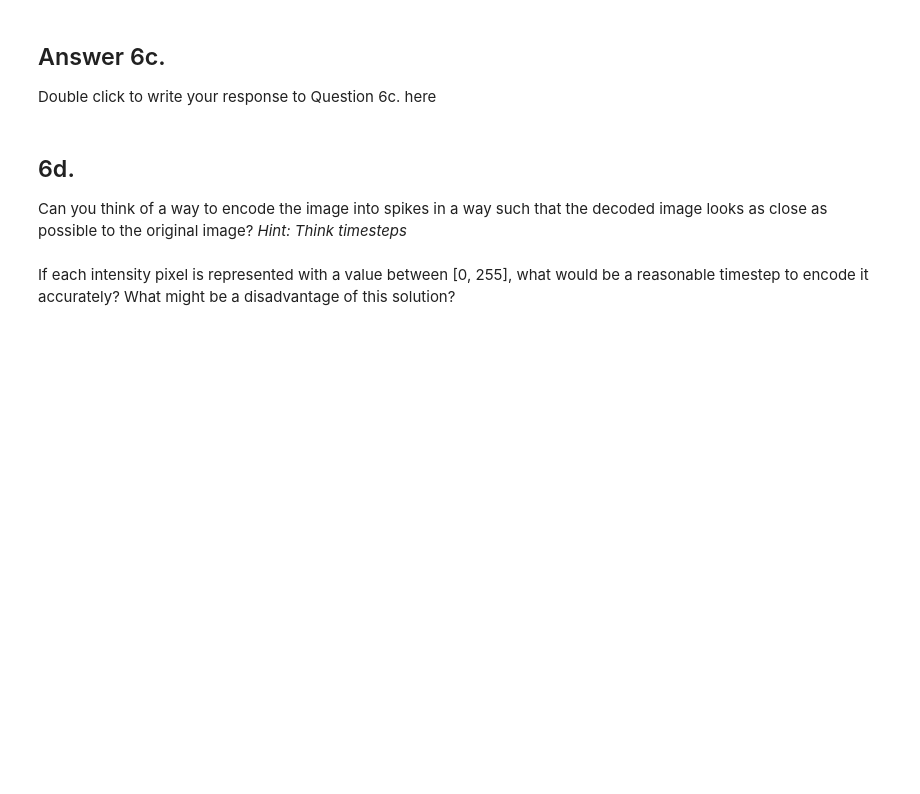
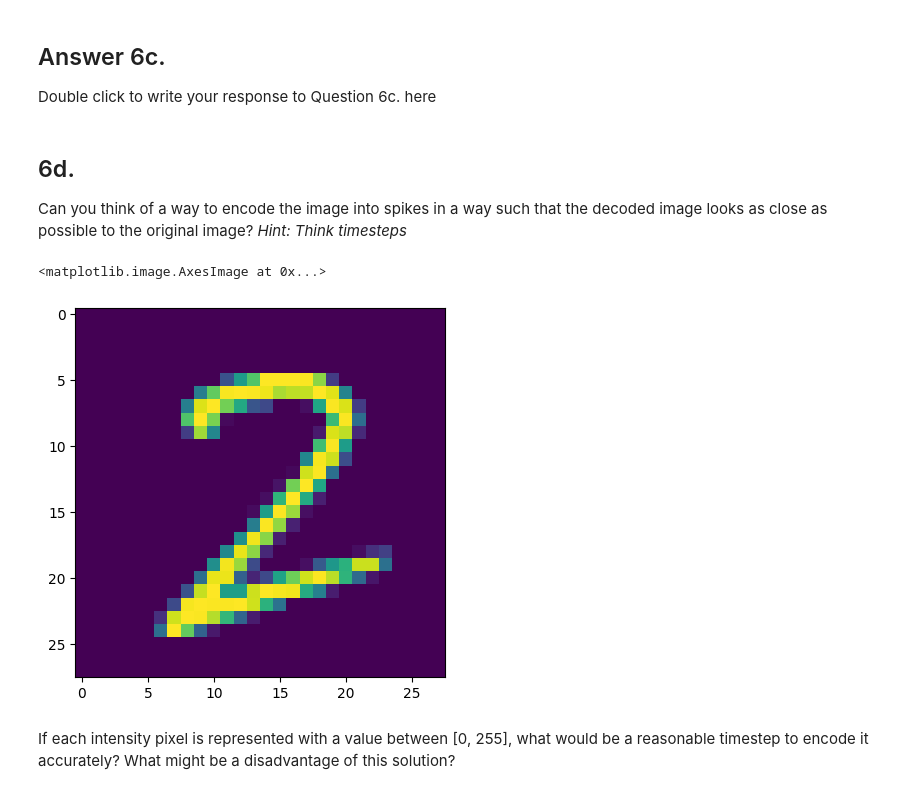
Before and after one commit to harmanpunn/525-BIC, a Jupyter notebook: Assignment 1/Assignment1/Assignment1_Questions.ipynb, the cells around one changed output. Saved outputs shown, nothing was run; the diff lists cells and outputs as text; code cells hidden in the pictures; blank space fills up the shorter version.

```diff
--- a/Assignment 1/Assignment1/Assignment1_Questions.ipynb
+++ b/Assignment 1/Assignment1/Assignment1_Questions.ipynb
@@ -558,8 +572,19 @@ Double click to write your response to Question 6c. here
 Can you think of a way to encode the image into spikes in a way such that the decoded image looks as close as possible to the original image? *Hint: Think timesteps*
 # %%
 #1. Create a "better" encoding of the image
+n_timesteps = 1000
+spike_encoded_img = np.zeros((28,28,n_timesteps))
+threshold = np.random.rand(28,28,n_timesteps)
+
+for i in range(n_timesteps):
+    spike_encoded_img[:,:,i] = (x > threshold[:,:,i]).astype(int)
 
 #2. Compute and visualize the decoded image
+output_arr = spike_encoded_img.mean(axis=2)
+plt.imshow(output_arr)
+# %% [output]
+<matplotlib.image.AxesImage at 0x...>
+[figure, added]
 # %% [markdown]
 If each intensity pixel is represented with a value between [0, 255], what would be a reasonable timestep to encode it accurately? What might be a disadvantage of this solution?
 # %% [markdown]
```
Also changed, not shown: parts of 13 cells of this notebook.
